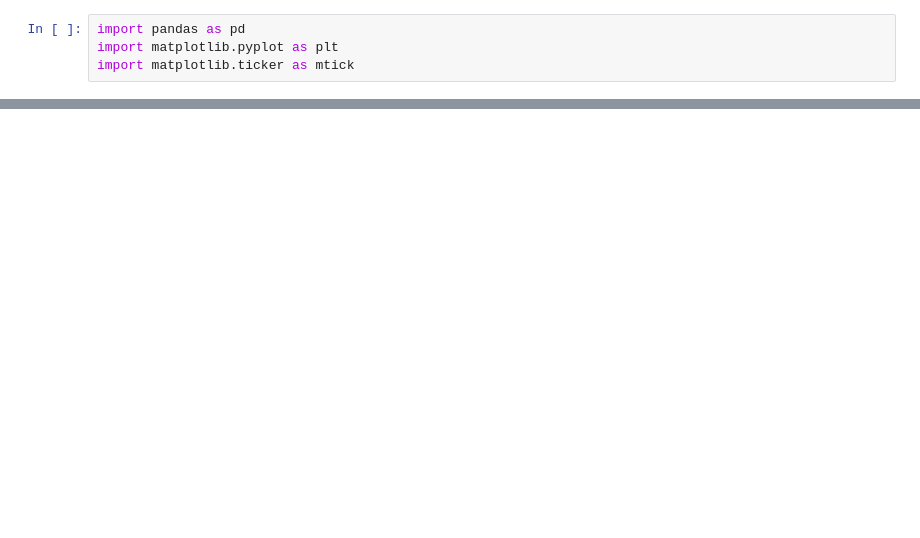
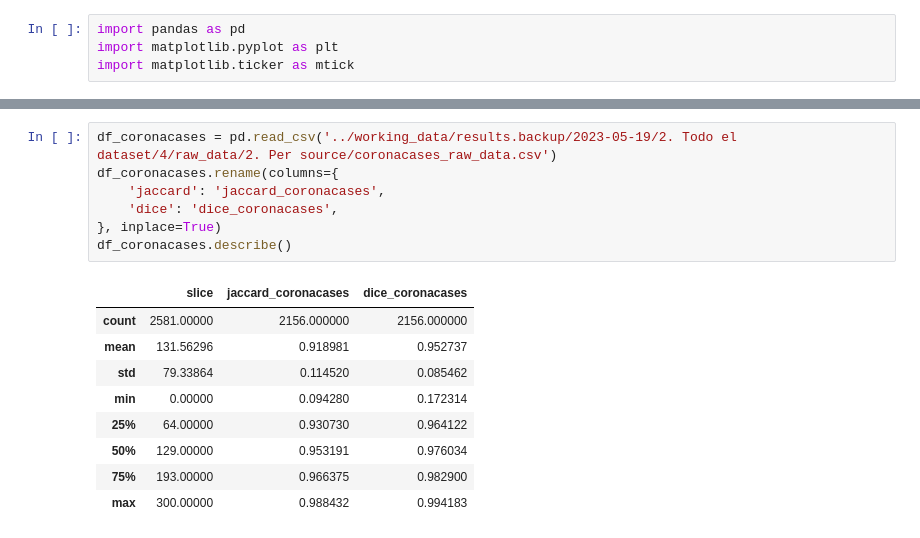
Before and after one commit to i3uex/sam, a Jupyter notebook: notebooks/plot_box.ipynb, the cells around one changed output, grey strips where cells are left out. Drawn from its saved outputs; the diff is of its cells as text; blank space fills up the shorter version.

```diff
--- a/notebooks/plot_box.ipynb
+++ b/notebooks/plot_box.ipynb
@@ -4,0 +22,17 @@ import matplotlib.ticker as mtick
+# %%
+df_coronacases = pd.read_csv('../working_data/results.backup/2023-05-19/2. Todo el dataset/4/raw_data/2. Per source/coronacases_raw_data.csv')
+df_coronacases.rename(columns={
+    'jaccard': 'jaccard_coronacases',
+    'dice': 'dice_coronacases',
+}, inplace=True)
+df_coronacases.describe()
+# %% [output]
+|  | slice | jaccard_coronacases | dice_coronacases |
+| count | 2581.00000 | 2156.000000 | 2156.000000 |
+| mean | 131.56296 | 0.918981 | 0.952737 |
+| std | 79.33864 | 0.114520 | 0.085462 |
+| min | 0.00000 | 0.094280 | 0.172314 |
+| 25% | 64.00000 | 0.930730 | 0.964122 |
+| 50% | 129.00000 | 0.953191 | 0.976034 |
+| 75% | 193.00000 | 0.966375 | 0.982900 |
+| max | 300.00000 | 0.988432 | 0.994183 |
```
Also changed, not shown: parts of 3 cells of this notebook, 1 other file.
